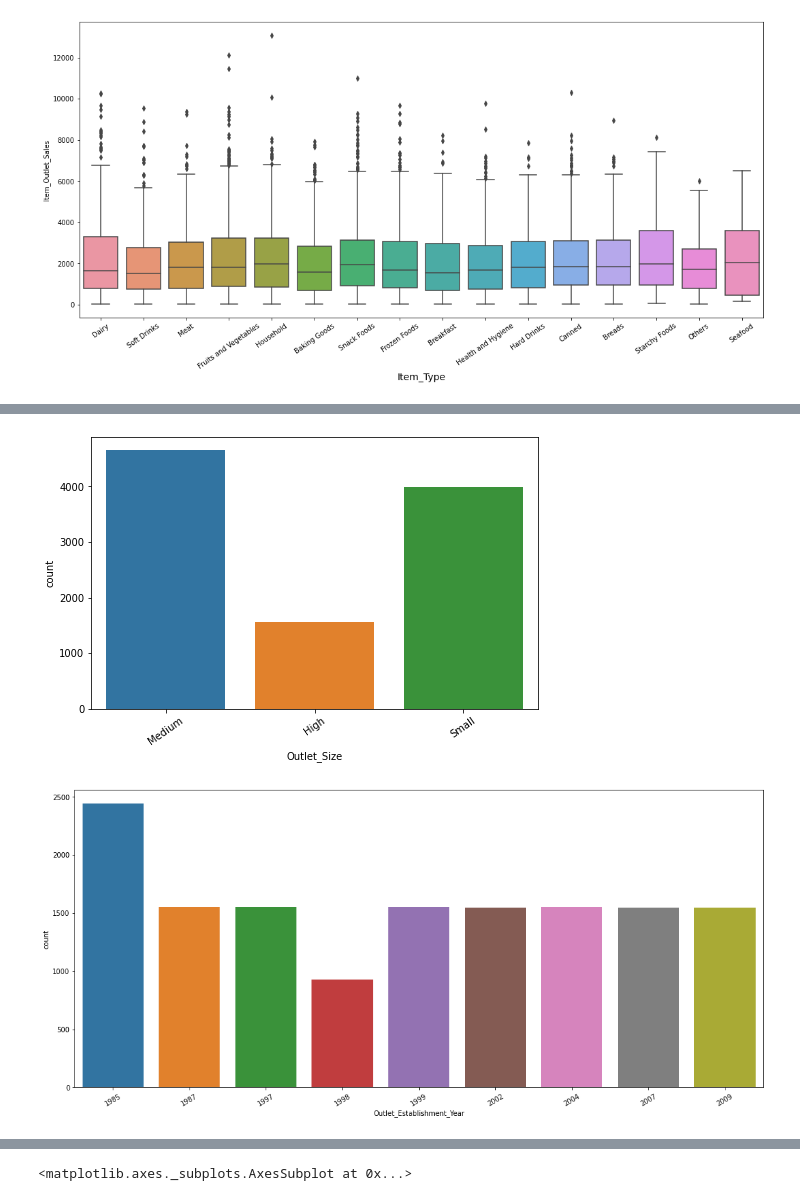
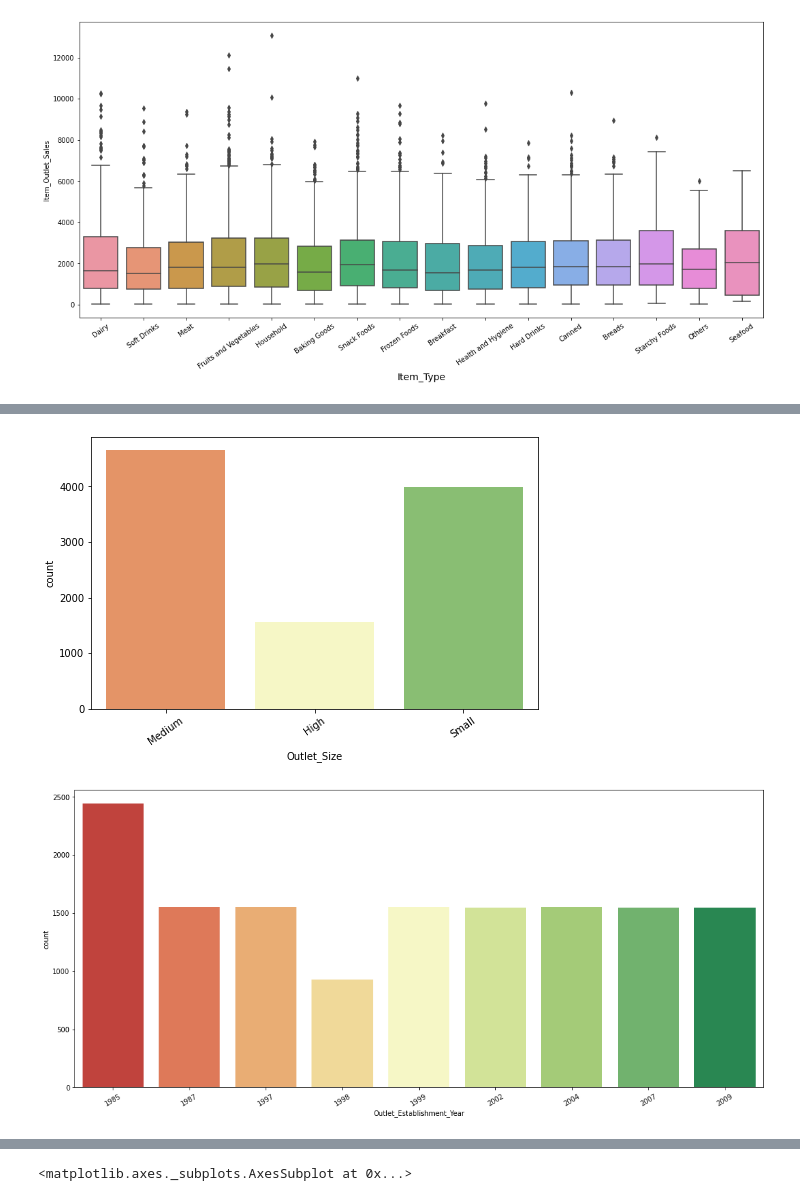
Before and after one commit to yisuuum/practice, a Jupyter notebook: try2.ipynb, the cells around one changed output, grey strips where cells are left out. Drawn from its saved outputs; the diff is of its cells as text; code cells hidden in the pictures.

```diff
--- a/try2.ipynb
+++ b/try2.ipynb
@@ -224,16 +237,16 @@ plt.show()
 # %%
 plt.figure(figsize=(8,5))
-sns.countplot(data.Outlet_Size)
+sns.countplot(data.Outlet_Size, palette = 'RdYlGn')
 plt.xticks(rotation=35)
 plt.show()
 # %% [output]
-[figure, old version]
+[figure, new version]
 # %%
 plt.figure(figsize=(18,8))
-sns.countplot(data.Outlet_Establishment_Year)
+sns.countplot(data.Outlet_Establishment_Year, palette = 'RdYlGn')
 plt.xticks(rotation=30)
 plt.show()
 # %% [output]
-[figure, old version]
+[figure, new version]
 # %%
 plt.figure(figsize=(12,8))
```
Also changed, not shown: parts of 106 cells of this notebook.
